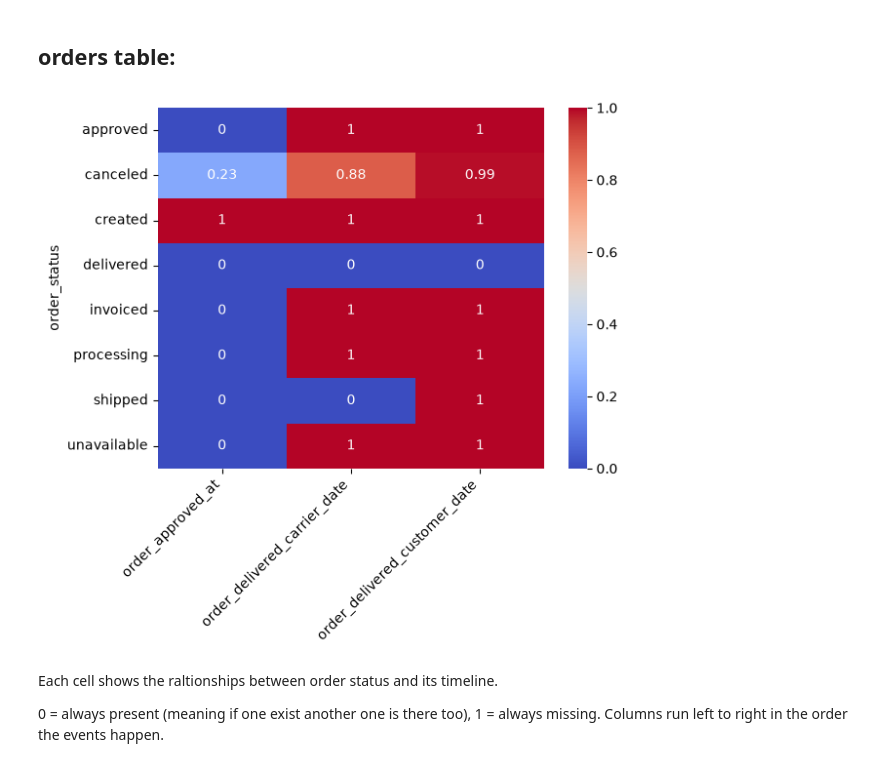
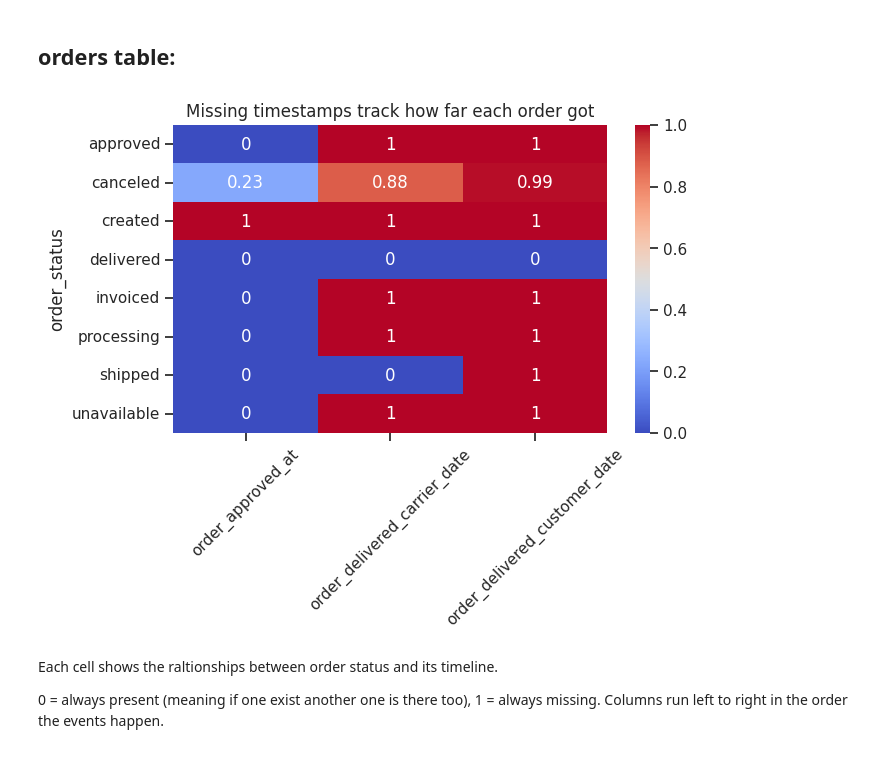
Before and after one commit to doniyor117/olist-marketplace-analysis, a Jupyter notebook: 01-delivery-estimates/analysis.ipynb, the cells around one changed output. Drawn from its saved outputs; the diff is of its cells as text; code cells hidden in the pictures.

```diff
--- a/01-delivery-estimates/analysis.ipynb
+++ b/01-delivery-estimates/analysis.ipynb
@@ -266,14 +320,16 @@ timestamps = ["order_approved_at", "order_delivered_carrier_date",
               "order_delivered_customer_date"]
 
 null_by_status = dataset['orders'].groupby("order_status")[timestamps].apply(lambda x: x.isnull().mean().round(2))
-# %%
-sns.heatmap(null_by_status, annot=True, vmin=0, vmax=1, cmap="coolwarm")
-plt.xticks(rotation=45, ha="right")
-
-plt.gcf().savefig(os.path.join(FIGURES_DIR, "orders_table_null_heatmap.png"), dpi=200, bbox_inches='tight')
-plt.show()
-# %% [output]
-[figure, removed]
+# %%
+# 0 = that timestamp is always present for the status, 1 = always missing
+fig, ax = plt.subplots(figsize=(7, 4))
+sns.heatmap(null_by_status, annot=True, vmin=0, vmax=1, cmap="coolwarm", ax=ax)
+ax.set_title("Missing timestamps track how far each order got")
+ax.tick_params(axis="x", rotation=45)
+save_fig("02_order_timestamp_missingness.png")
+plt.show()
+# %% [output]
+[figure, added]
 # %% [markdown]
 Each cell shows the raltionships between order status and its timeline.
 
```
Also changed, not shown: parts of 42 cells of this notebook, 12 other files.
